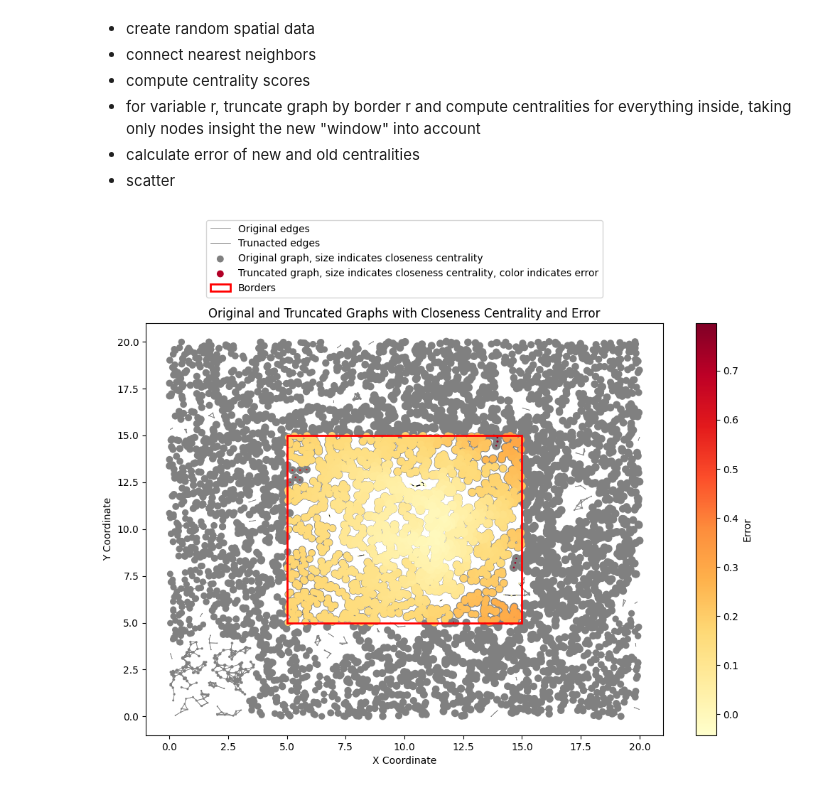
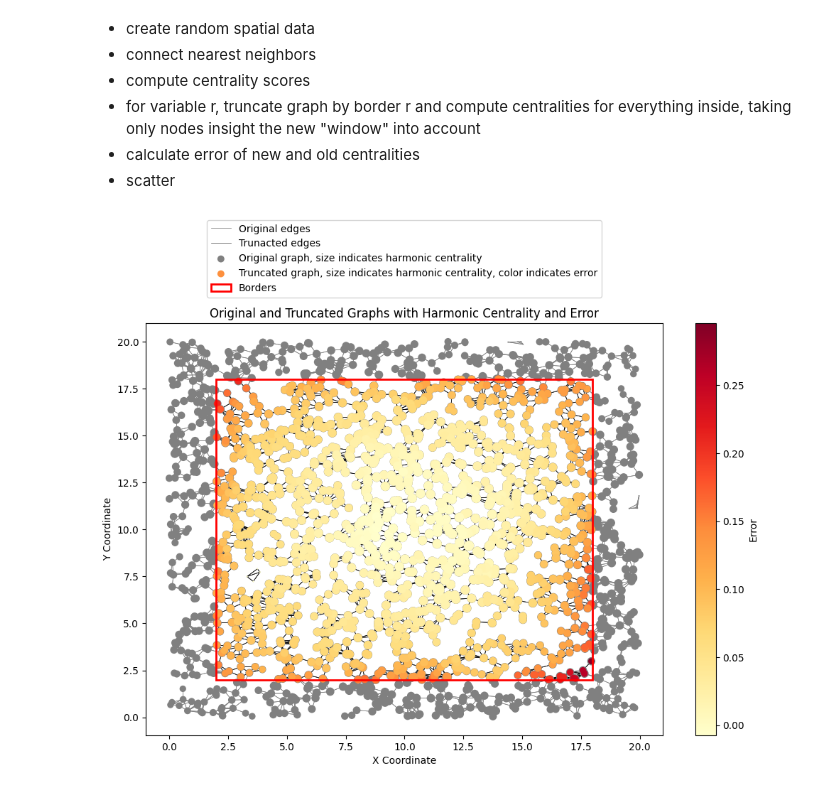
Before and after one commit to uderhardtlab/truncated_graphs, a Jupyter notebook: notebooks/first_analyses.ipynb, the cells around one changed output. Saved outputs shown, nothing was run; the diff lists cells and outputs as text; code cells hidden in the pictures.

```diff
--- a/notebooks/first_analyses.ipynb
+++ b/notebooks/first_analyses.ipynb
@@ -45,11 +45,11 @@ for border in borders:
 # %%
 measure = "harmonic"
 
-border = 5
+border = 2
 plot_graphs_with_errors(adata_original,adatas_truncated[border], border=border, measure=measure, bounds=bounds)
 plt.savefig(f"../result_plots/{type}/{type}_{measure}_border={border}_n={n}.png")
 # %% [output]
-[figure, old version]
+[figure, new version]
 # %%
 fig = plt.figure(figsize=(10, 7))
 ax = fig.add_subplot(111, projection='3d')
```
Also changed, not shown: parts of 1 cell of this notebook.
